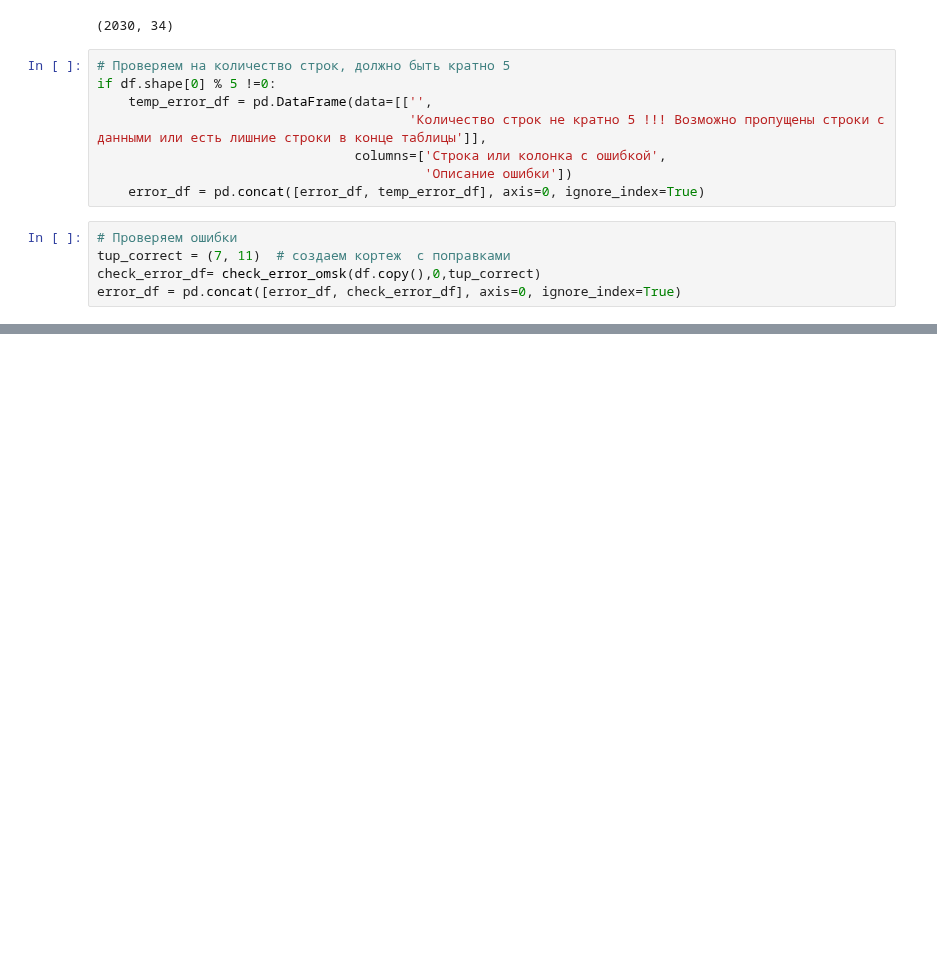
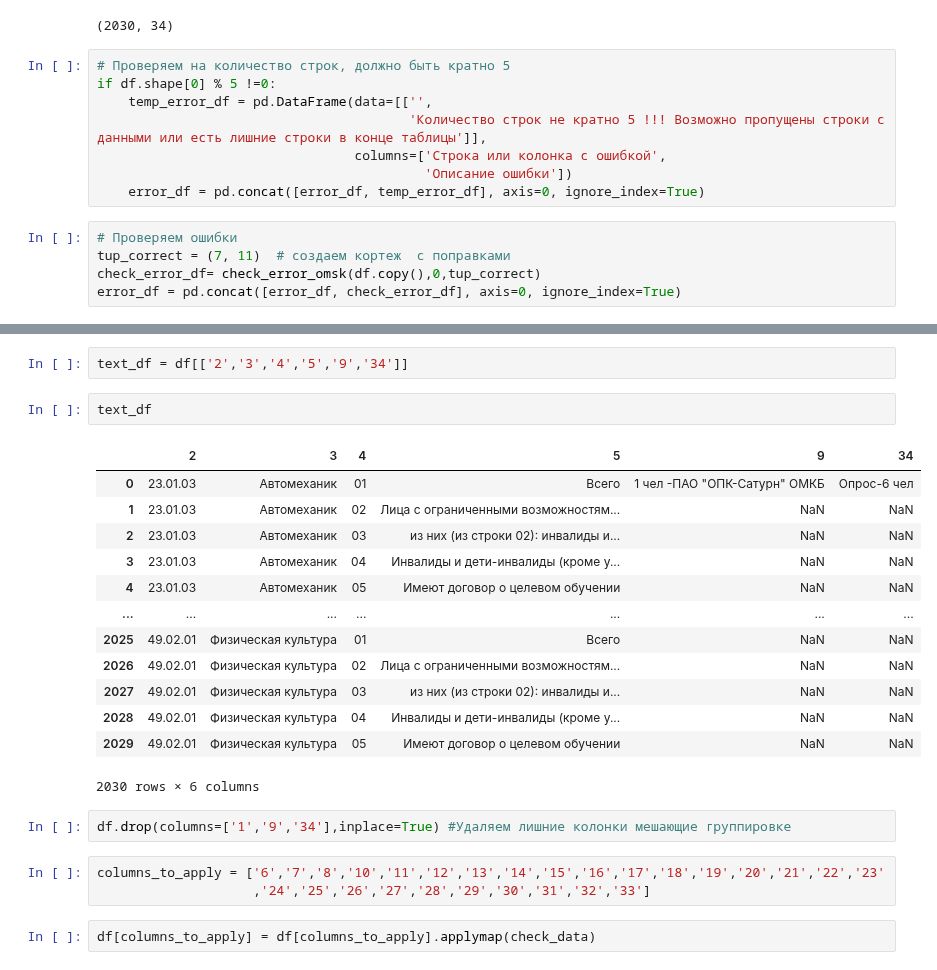
Before and after one commit to t0r1n88/Dodger_2023, a Jupyter notebook: omsk_prepare_df.ipynb, the cells around one changed output, grey strips where cells are left out. Drawn from its saved outputs; the diff is of its cells as text; blank space fills up the shorter version.

```diff
--- a/omsk_prepare_df.ipynb
+++ b/omsk_prepare_df.ipynb
@@ -107,0 +127,25 @@ error_df = pd.concat([error_df, check_error_df], axis=0, ignore_index=True)
+# %%
+text_df = df[['2','3','4','5','9','34']]
+# %%
+text_df
+# %% [output]
+|  | 2 | 3 | 4 | 5 | 9 | 34 |
+| 0 | 23.01.03 | Автомеханик | 01 | Всего | 1 чел -ПАО "ОПК-Сатурн" ОМКБ | Опрос-6 чел |
+| 1 | 23.01.03 | Автомеханик | 02 | Лица с ограниченными возможностям... | NaN | NaN |
+| 2 | 23.01.03 | Автомеханик | 03 | из них (из строки 02): инвалиды и... | NaN | NaN |
+| 3 | 23.01.03 | Автомеханик | 04 | Инвалиды и дети-инвалиды (кроме у... | NaN | NaN |
+| 4 | 23.01.03 | Автомеханик | 05 | Имеют договор о целевом обучении | NaN | NaN |
+| ... | ... | ... | ... | ... | ... | ... |
+| 2025 | 49.02.01 | Физическая культура | 01 | Всего | NaN | NaN |
+| 2026 | 49.02.01 | Физическая культура | 02 | Лица с ограниченными возможностям... | NaN | NaN |
+| 2027 | 49.02.01 | Физическая культура | 03 | из них (из строки 02): инвалиды и... | NaN | NaN |
+| 2028 | 49.02.01 | Физическая культура | 04 | Инвалиды и дети-инвалиды (кроме у... | NaN | NaN |
+| 2029 | 49.02.01 | Физическая культура | 05 | Имеют договор о целевом обучении | NaN | NaN |
+2030 rows × 6 columns
+# %%
+df.drop(columns=['1','9','34'],inplace=True) #Удаляем лишние колонки мешающие группировке
+# %%
+columns_to_apply = ['6','7','8','10','11','12','13','14','15','16','17','18','19','20','21','22','23'
+                    ,'24','25','26','27','28','29','30','31','32','33']
+# %%
+df[columns_to_apply] = df[columns_to_apply].applymap(check_data)
```
Also changed, not shown: parts of 8 cells of this notebook.
